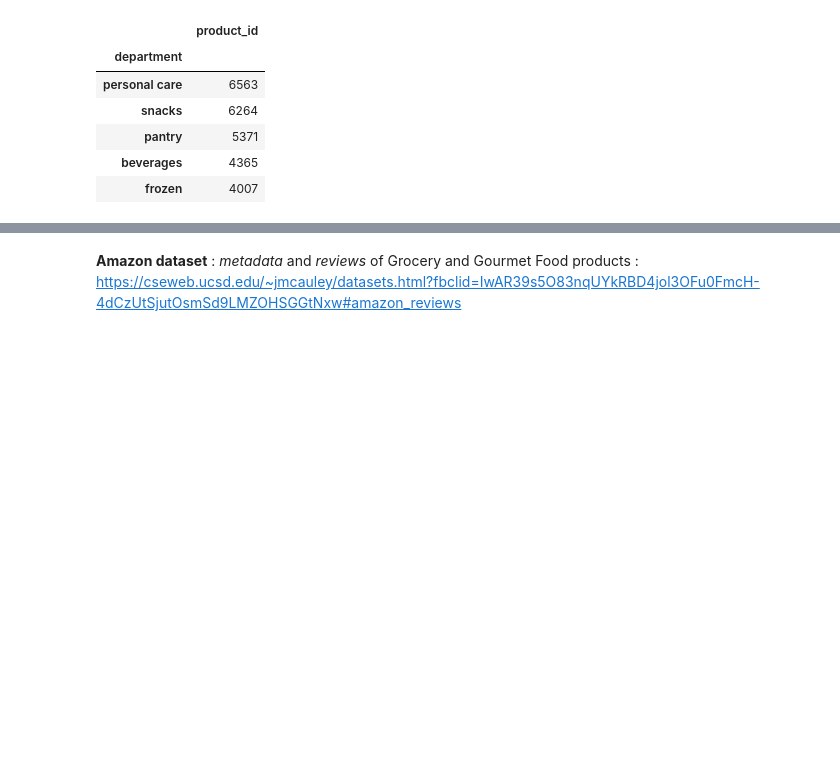
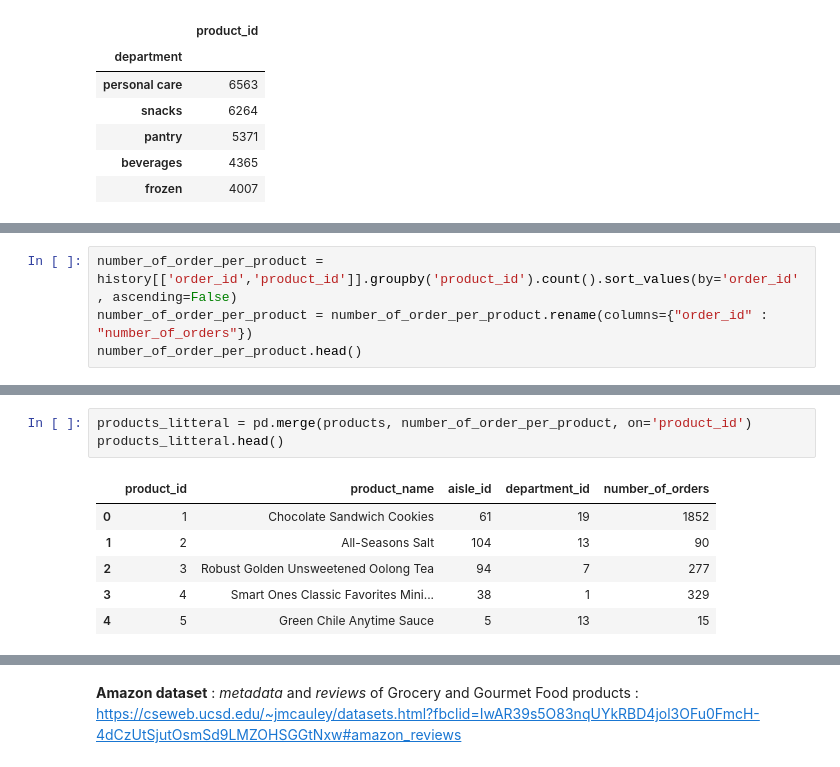
Before and after one commit to auriane81/epfl-ada-ada-2019-project-adax, a Jupyter notebook: project_Auriane.ipynb, the cells around one changed output, grey strips where cells are left out. Saved outputs shown, nothing was run; the diff lists cells and outputs as text; blank space fills up the shorter version.

```diff
--- a/project_Auriane.ipynb
+++ b/project_Auriane.ipynb
@@ -171,0 +183,4 @@ Ca a l'air assez bien réparti comme produits, assez random donc j'aurais tendan
+# %%
+number_of_order_per_product = history[['order_id','product_id']].groupby('product_id').count().sort_values(by='order_id', ascending=False)
+number_of_order_per_product = number_of_order_per_product.rename(columns={"order_id" : "number_of_orders"})
+number_of_order_per_product.head()
@@ -171,0 +195,10 @@ Ca a l'air assez bien réparti comme produits, assez random donc j'aurais tendan
+# %%
+products_litteral = pd.merge(products, number_of_order_per_product, on='product_id')
+products_litteral.head()
+# %% [output]
+|  | product_id | product_name | aisle_id | department_id | number_of_orders |
+| 0 | 1 | Chocolate Sandwich Cookies | 61 | 19 | 1852 |
+| 1 | 2 | All-Seasons Salt | 104 | 13 | 90 |
+| 2 | 3 | Robust Golden Unsweetened Oolong Tea | 94 | 7 | 277 |
+| 3 | 4 | Smart Ones Classic Favorites Mini... | 38 | 1 | 329 |
+| 4 | 5 | Green Chile Anytime Sauce | 5 | 13 | 15 |
```
Also changed, not shown: parts of 30 cells of this notebook.
